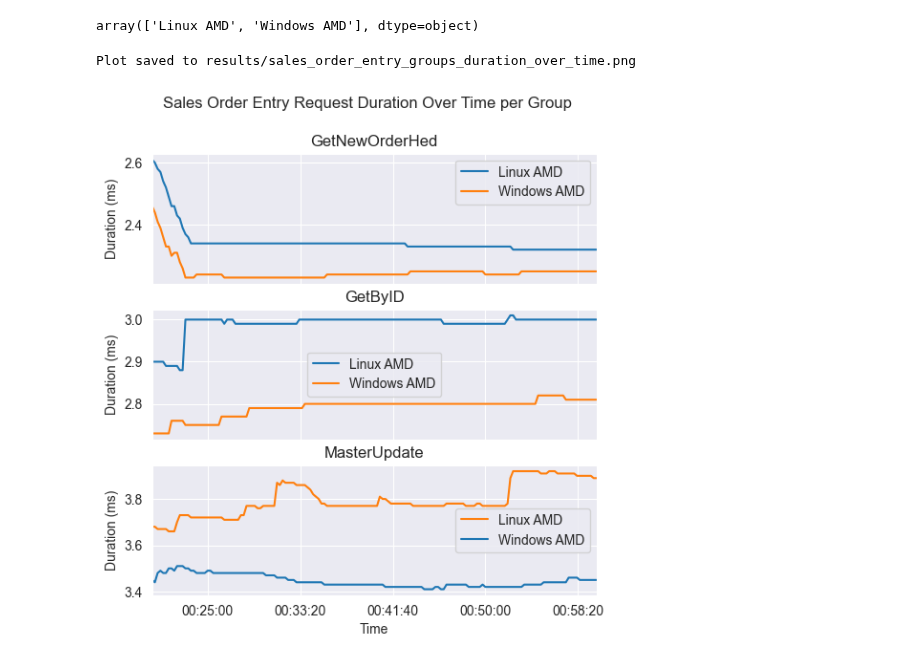
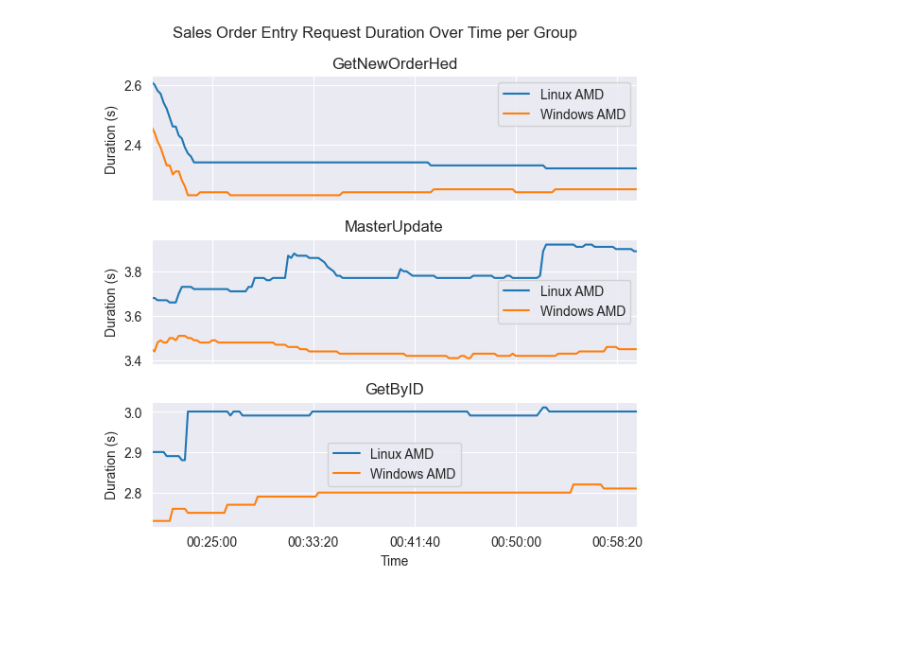
Before and after one commit to epicor-yasuomaidana/metrics-analysis, a Jupyter notebook: Api Call Analyzer.ipynb, the cells around one changed output. Cells and saved outputs as stored; diff of their text form; code cells hidden in the pictures; blank space fills up the shorter version.

Commit message:
Generalizing data loading

```diff
--- a/Api Call Analyzer.ipynb
+++ b/Api Call Analyzer.ipynb
@@ -63,2 +78,34 @@ def save_plot_if_new(filename: str, dpi: int = 300, style: str = matplotx.styles
+# %%
+def plot_over_time(df: pd.DataFrame, y_col: str, title: str, ylabel: str, grouper: str = "instance",
+                   ax: plt.Axes | None = None, palette:dict=None):
+    if palette is None:
+        instances = df[grouper].unique()
+        palette = dict(zip(instances, sns.color_palette("tab10", len(instances))))
+    if ax is None:
+        fig, ax = plt.subplots(figsize=(7.5, 5))
+    for name, group in df.groupby(grouper):
+        color = palette.get(name)
+        group.plot(use_index=True, y=y_col, label=name, ax=ax, color=color)
+    plt.title(title)
+    plt.ylabel(ylabel)
+    if ax is None:
+        plt.show()
+# %%
+def plot_grouped_queries_over_time(df: pd.DataFrame, groups: list[str],title: str, subtitle, y_label:str, axes:list =None, grouper: str = "group", plot_col: str = "value"):
+    instances = df[grouper].unique()
+    palette = dict(zip(instances, sns.color_palette("tab10", len(instances))))
+    if axes is None:
+        fig, axes = plt.subplots(len(groups), 1, figsize=(6, 6), sharex=True)
+    for i, group in enumerate(groups):
+        ax = axes[i]
+        to_plot = df[df[grouper] == group]
+        plot_over_time(to_plot, plot_col, f'{group} {subtitle}', y_label, ax=ax, palette=palette)
+        ax.set_title(f'{group}')
+        ax.set_ylabel(y_label)
+        if i < len(axes) - 1:
+            ax.tick_params(labelbottom=False)
+            ax.set_xlabel('')
+    plt.suptitle(title)
+    plt.tight_layout()
 # %%
 data_ = pkl.load(open("results/quick_data.pkl", "rb"))
@@ -138,20 +112,7 @@ def plot_over_time(df: pd.DataFrame, y_col: str, title: str, ylabel: str, groupe
-# %%
-sales_order_entry["instance"].unique()
-# %% [output]
-array(['Linux AMD', 'Windows AMD'], dtype=object)
-# %%
-fig, axs = plt.subplots(3, 1, figsize=(6, 6))
-fig.suptitle("Sales Order Entry Request Duration Over Time per Group")
-for i,group in enumerate(sales_order_entry['group'].unique()):
-    ax = axs[i]
-    to_plot = sales_order_entry[sales_order_entry['group'] == group]
-    plot_over_time(to_plot, 'value', f'{group} Duration Over Time', 'Duration (ms)', ax=ax)
-    ax.set_title(f'{group}')
-    ax.set_ylabel('Duration (ms)')
-    if i < len(axs) - 1:
-        ax.tick_params(labelbottom=False)
-        ax.set_xlabel('')
-save_plot_if_new("results/sales_order_entry_groups_duration_over_time.png")
-# %% [output]
-Plot saved to results/sales_order_entry_groups_duration_over_time.png
-[figure, removed]
+# %%
+working_columns = ["value", "scenario", "instance", "method"]
+working_methods = ['GetNewOrderHed', 'MasterUpdate', 'GetByID']
+time_frame = ("20m", "40m")
+
+group_duration = merge_grouped_dashboards(data_, "Group Duration", load_df_with_time_index, (['count_name', 'group','method', 'scenario'],duration_extractor))
+sales_order_entry_durations = select_scenario_values(group_duration, "SalesOrderEntry", working_methods, working_columns, time_frame)
@@ -157,0 +122,5 @@ Plot saved to results/sales_order_entry_groups_duration_over_time.png
+# %%
+plot_grouped_queries_over_time(sales_order_entry_durations, ['GetNewOrderHed', 'MasterUpdate', 'GetByID'], "Sales Order Entry Request Duration Over Time per Group", "Duration Over Time", "Duration (s)", grouper="method")
+save_plot_if_new("results/sales_order_entry_groups_duration_over_time.png")
+# %% [output]
+[figure, added]
```
Also changed, not shown: parts of 14 cells of this notebook.
